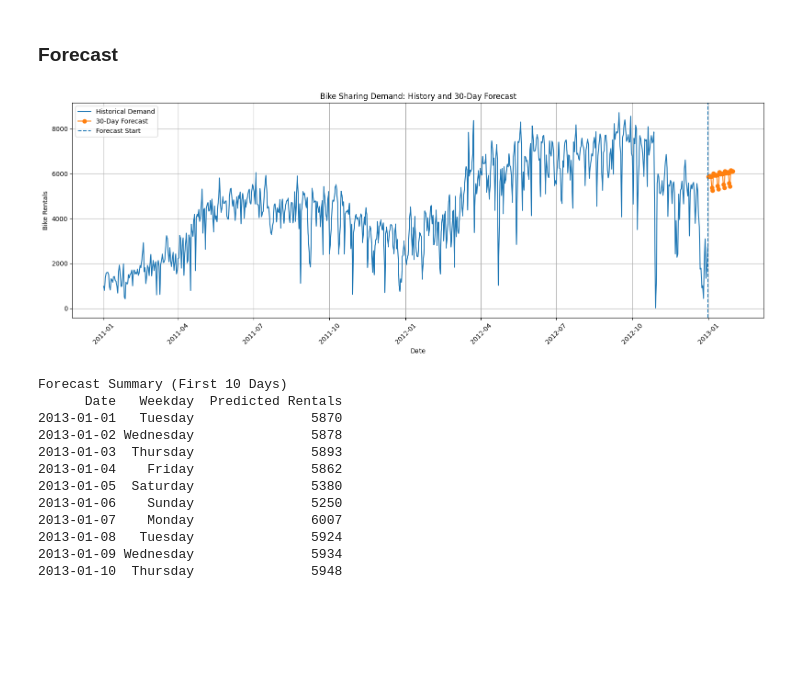
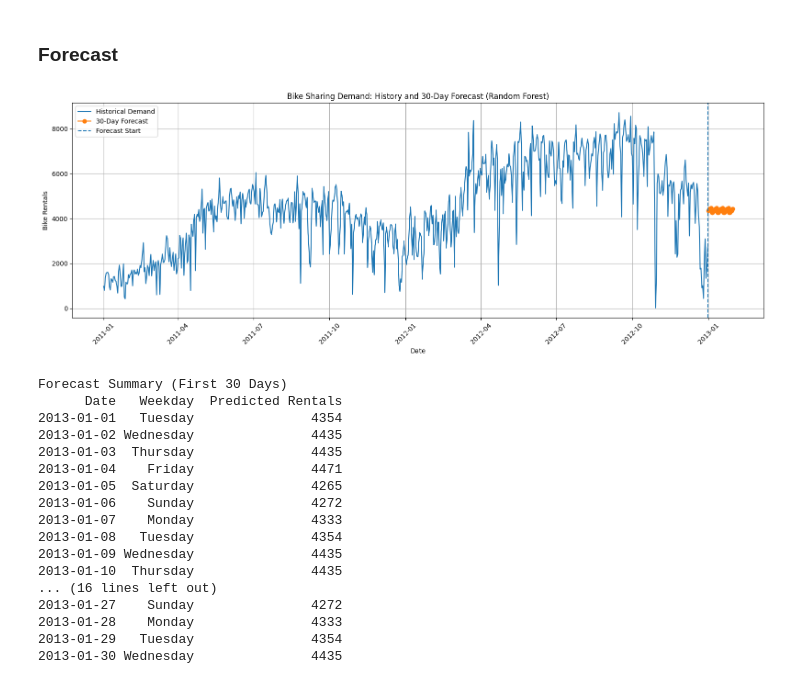
Before and after one commit to pi8901/DataScience, a Jupyter notebook: 7023871_MirkoCordes.ipynb, the cells around one changed output. Saved outputs shown, nothing was run; the diff lists cells and outputs as text; code cells hidden in the pictures; blank space fills up the shorter version.

```diff
--- a/7023871_MirkoCordes.ipynb
+++ b/7023871_MirkoCordes.ipynb
@@ -768,51 +705,56 @@ for day in range(30):
     # select the newest row for prediction
     X_new = X_forecast.iloc[[-1]]
 
-    # predict demand for the current day
-    y_pred = denorm_y(model.predict(norm_X(X_new), verbose=0)).flatten()[0]
+    # predict demand for the current day using Random Forest
+    y_pred = model.predict(X_new)[0]
 
     # store the prediction back into the dataframe
     forecast_df.iloc[-1, forecast_df.columns.get_loc("target")] = y_pred
 
     # save results for plotting and summary
     forecast_dates.append(current_date)
     forecast_values.append(y_pred)
 
 # plot historical data and forecasted values
 plt.figure(figsize=(16, 6))
 plt.plot(df["datetime"], df["target"], label="Historical Demand")
 plt.plot(forecast_dates, forecast_values, label="30-Day Forecast", marker="o")
 plt.axvline(x=last_date, linestyle="--", label="Forecast Start")
 plt.xlabel("Date")
 plt.ylabel("Bike Rentals")
-plt.title("Bike Sharing Demand: History and 30-Day Forecast")
+plt.title("Bike Sharing Demand: History and 30-Day Forecast (Random Forest)")
 plt.legend()
 plt.grid(True)
 plt.xticks(rotation=45)
 plt.tight_layout()
 plt.show()
 
 # create a table with the forecast results
 forecast_summary = pd.DataFrame({
     "Date": [d.date() for d in forecast_dates],
     "Weekday": [d.strftime("%A") for d in forecast_dates],
     "Predicted Rentals": [int(v) for v in forecast_values],
 })
 
 # show the first 30 forecasted days
 print("Forecast Summary (First 30 Days)")
 print(forecast_summary.head(30).to_string(index=False))
 # %% [output]
-[figure, old version]
+[figure, new version]
-Forecast Summary (First 10 Days)
+Forecast Summary (First 30 Days)
       Date   Weekday  Predicted Rentals
-2013-01-01   Tuesday               5870
-2013-01-02 Wednesday               5878
-2013-01-03  Thursday               5893
-2013-01-04    Friday               5862
-2013-01-05  Saturday               5380
-2013-01-06    Sunday               5250
-2013-01-07    Monday               6007
-2013-01-08   Tuesday               5924
-2013-01-09 Wednesday               5934
-2013-01-10  Thursday               5948
+2013-01-01   Tuesday               4354
+2013-01-02 Wednesday               4435
+2013-01-03  Thursday               4435
+2013-01-04    Friday               4471
+2013-01-05  Saturday               4265
+2013-01-06    Sunday               4272
+2013-01-07    Monday               4333
+2013-01-08   Tuesday               4354
+2013-01-09 Wednesday               4435
+2013-01-10  Thursday               4435
+... (16 lines left out)
+2013-01-27    Sunday               4272
+2013-01-28    Monday               4333
+2013-01-29   Tuesday               4354
+2013-01-30 Wednesday               4435
```
Also changed, not shown: parts of 2 cells of this notebook.
